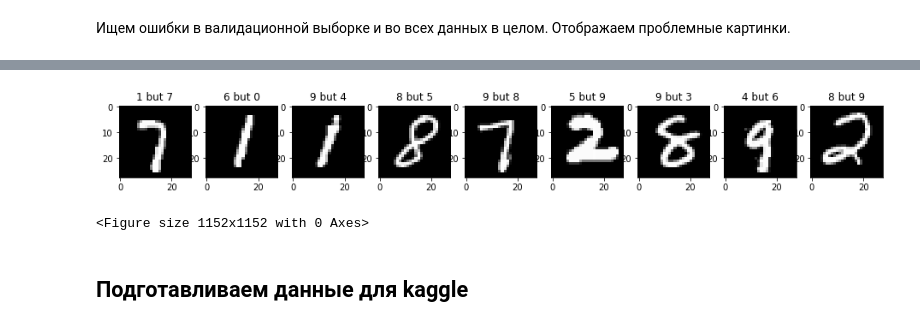
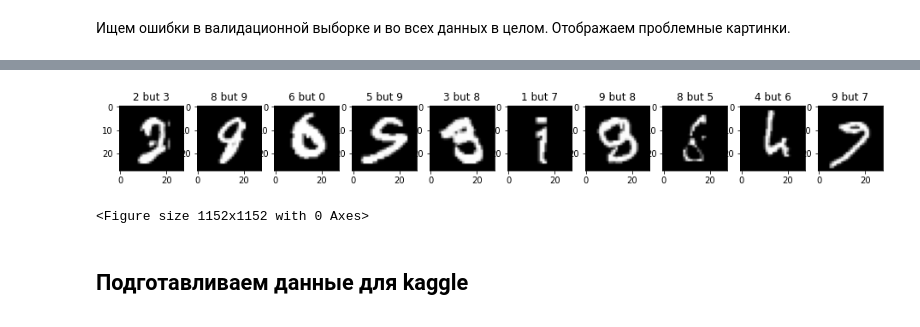
Before and after one commit to Tiendil/public-jupyter-notebooks, a Jupyter notebook: kaggle-digit-recognizer/notebook.ipynb, the cells around one changed output, grey strips where cells are left out. Saved outputs shown, nothing was run; the diff lists cells and outputs as text; code cells hidden in the pictures.

```diff
--- a/kaggle-digit-recognizer/notebook.ipynb
+++ b/kaggle-digit-recognizer/notebook.ipynb
@@ -654,16 +654,16 @@ all, failed validation examples: 9, accuracy: 0.00021428571428571427
 # %%
 def display_failed_examples(data, failed_data):
     data_x = next(iter(data.map(lambda x, y: x).batch(len(data))))
 
     display_examples(examples_number=10,
                      data_number=len(failed_data),
-                     image_getter=lambda j: data_x[j],
+                     image_getter=lambda j: data_x[failed_data[j][0]],
                      label_getter=lambda j: f'{failed_data[j][1]} but {failed_data[j][2]}')
 
 display_failed_examples(DATA, failed_data)
 display_failed_examples(data_validation, failed_validation)
 # %% [output]
-[figure, old version]
+[figure, new version]
 <Figure size 1152x1152 with 0 Axes>
 # %% [markdown]
 ## Подготавливаем данные для kaggle
```
Also changed, not shown: parts of 9 cells of this notebook, 1 other file.
